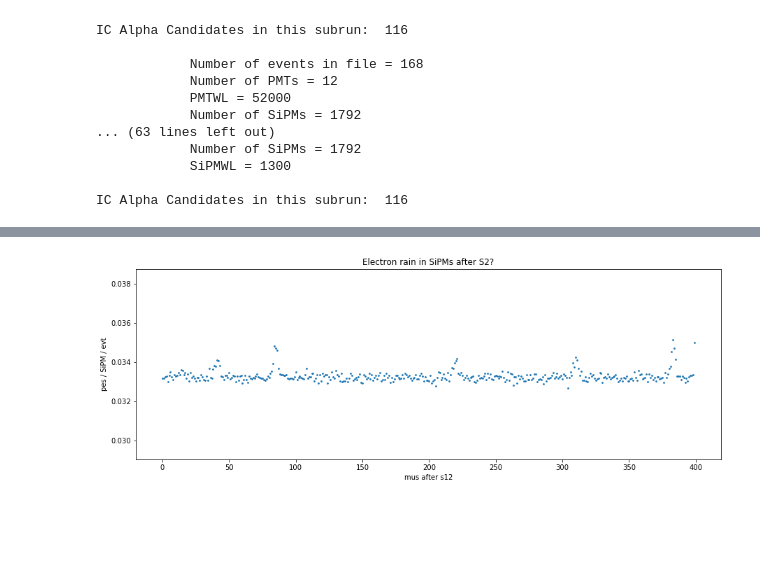
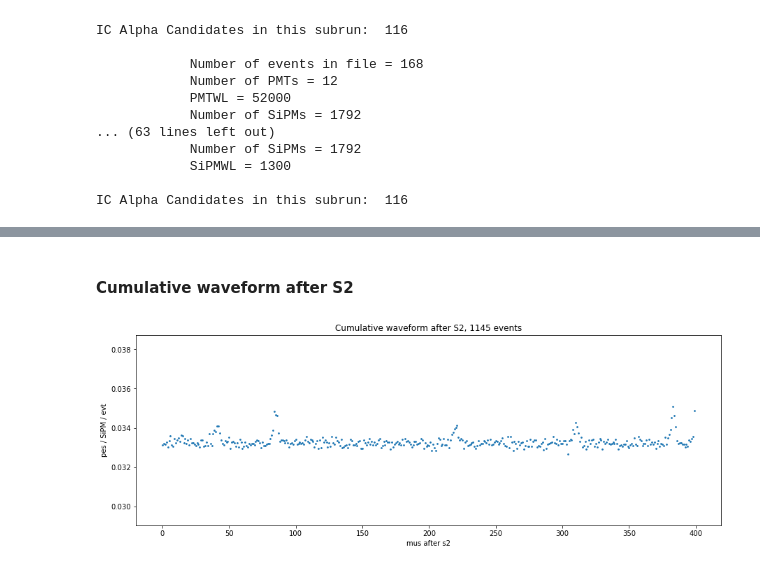
Before and after one commit to abotas/ICARO, a Jupyter notebook: icaro/Kryptonite/SiPMShowers.ipynb, the cells around one changed output, grey strips where cells are left out. Cells and saved outputs as stored; diff of their text form; code cells hidden in the pictures; blank space fills up the shorter version.

Commit message:
no electron rain seen in SiPMs

```diff
--- a/icaro/Kryptonite/SiPMShowers.ipynb
+++ b/icaro/Kryptonite/SiPMShowers.ipynb
@@ -221,10 +259,12 @@ All SiPM in region A and B
+# %% [markdown]
+#### Cumulative waveform after S2
 # %%
 plt.figure(figsize=(15,5))
 Bmeansum = Bswf.sum(axis=0)[100:500] / float(pevts)
 plt.scatter(range(len(Bmeansum[np.nonzero(Bmeansum)])), Bmeansum[np.nonzero(Bmeansum)]/1792.0, s=3)
-plt.title('Electron rain in SiPMs after S2?')
-plt.xlabel('mus after s12')
+plt.title('Cumulative waveform after S2, ' + str(len(At)) + ' events')
+plt.xlabel('mus after s2')
 plt.ylabel('pes / SiPM / evt')
 plt.show()
 # %% [output]
-[figure, old version]
+[figure, new version]
```
Also changed, not shown: parts of 9 cells of this notebook, 1 other file.
